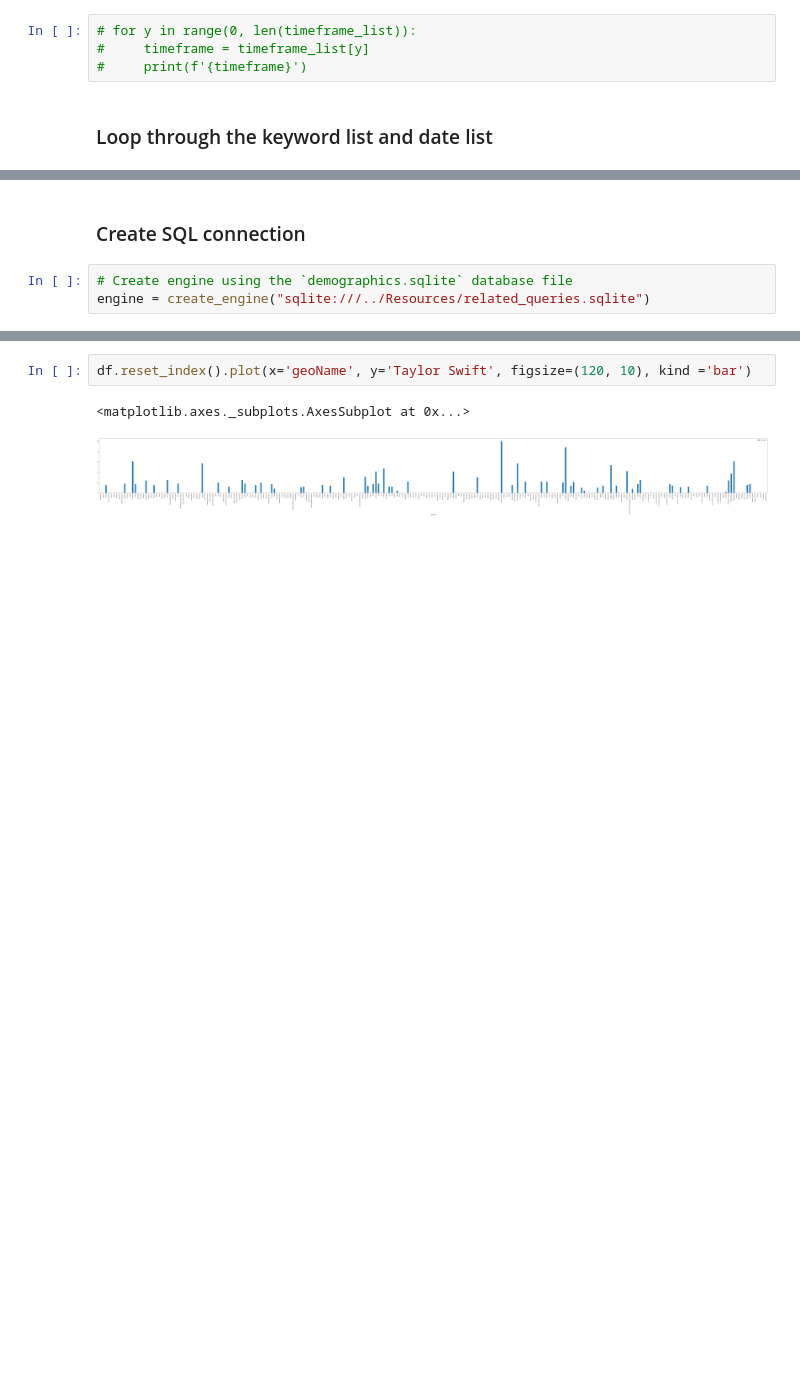
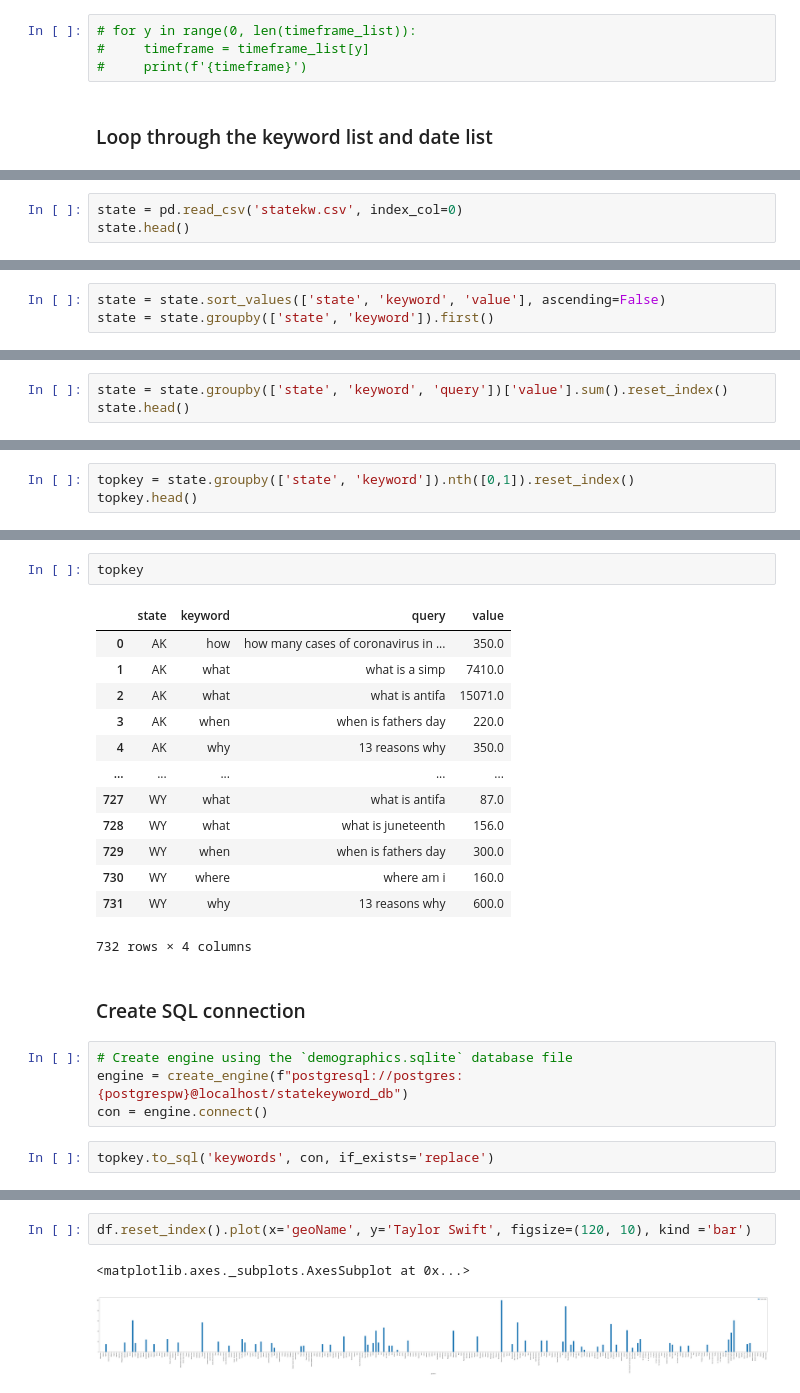
Before and after one commit to janejanejam/factual-foxes, a Jupyter notebook: pytrend/Pytrendstate.ipynb, the cells around one changed output, grey strips where cells are left out. Drawn from its saved outputs; the diff is of its cells as text; blank space fills up the shorter version.

```diff
--- a/pytrend/Pytrend.ipynb
+++ b/pytrend/Pytrendstate.ipynb
@@ -97,0 +135,3 @@ KeyError: 'will '
+# %%
+state = pd.read_csv('statekw.csv', index_col=0)
+state.head()
@@ -97,0 +145,3 @@ KeyError: 'will '
+# %%
+state = state.sort_values(['state', 'keyword', 'value'], ascending=False)
+state = state.groupby(['state', 'keyword']).first()
@@ -97,0 +150,3 @@ KeyError: 'will '
+# %%
+state = state.groupby(['state', 'keyword', 'query'])['value'].sum().reset_index()
+state.head()
@@ -97,0 +160,3 @@ KeyError: 'will '
+# %%
+topkey = state.groupby(['state', 'keyword']).nth([0,1]).reset_index()
+topkey.head()
@@ -98,5 +170,24 @@ KeyError: 'will '
+# %%
+topkey
+# %% [output]
+|  | state | keyword | query | value |
+| 0 | AK | how | how many cases of coronavirus in ... | 350.0 |
+| 1 | AK | what | what is a simp | 7410.0 |
+| 2 | AK | what | what is antifa | 15071.0 |
+| 3 | AK | when | when is fathers day | 220.0 |
+| 4 | AK | why | 13 reasons why | 350.0 |
+| ... | ... | ... | ... | ... |
+| 727 | WY | what | what is antifa | 87.0 |
+| 728 | WY | what | what is juneteenth | 156.0 |
+| 729 | WY | when | when is fathers day | 300.0 |
+| 730 | WY | where | where am i | 160.0 |
+| 731 | WY | why | 13 reasons why | 600.0 |
+732 rows × 4 columns
 # %% [markdown]
 ### Create SQL connection
 # %%
 # Create engine using the `demographics.sqlite` database file
-engine = create_engine("sqlite:///../Resources/related_queries.sqlite")
+engine = create_engine(f"postgresql://postgres:{postgrespw}@localhost/statekeyword_db")
+con = engine.connect()
+# %%
+topkey.to_sql('keywords', con, if_exists='replace')
```
Also changed, not shown: parts of 19 cells of this notebook, 4 other files.
